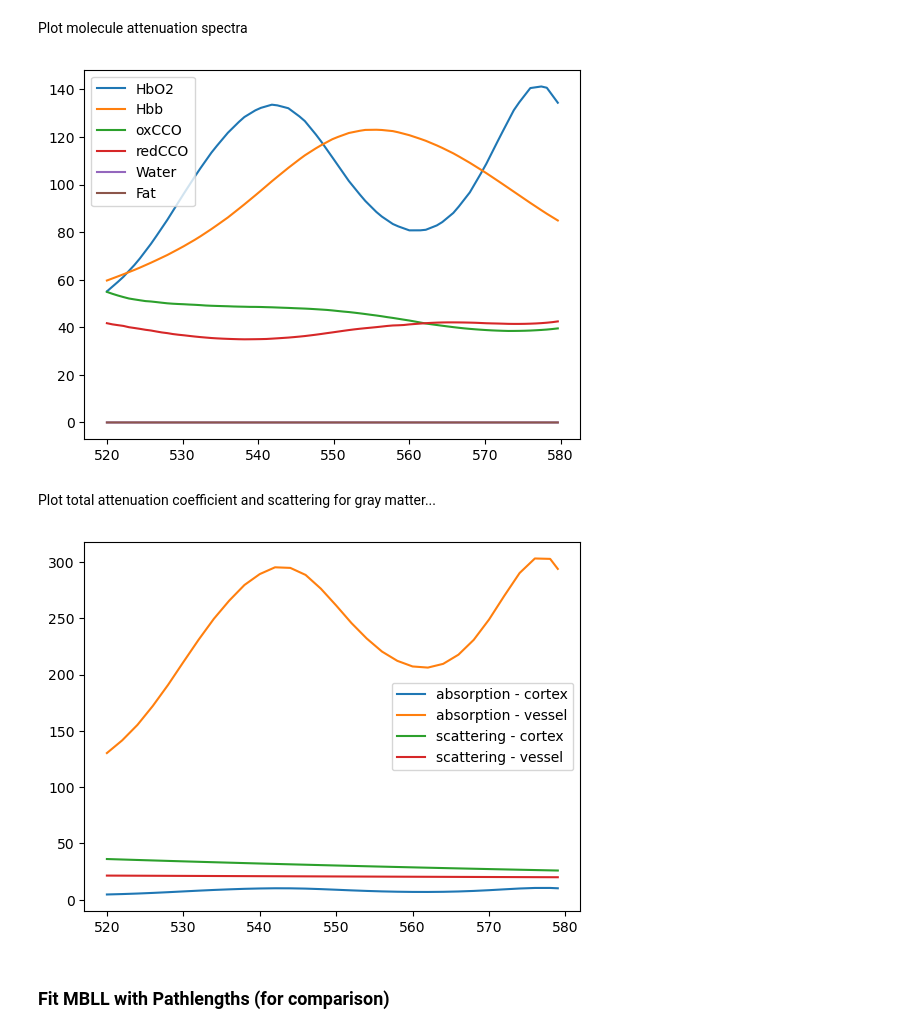
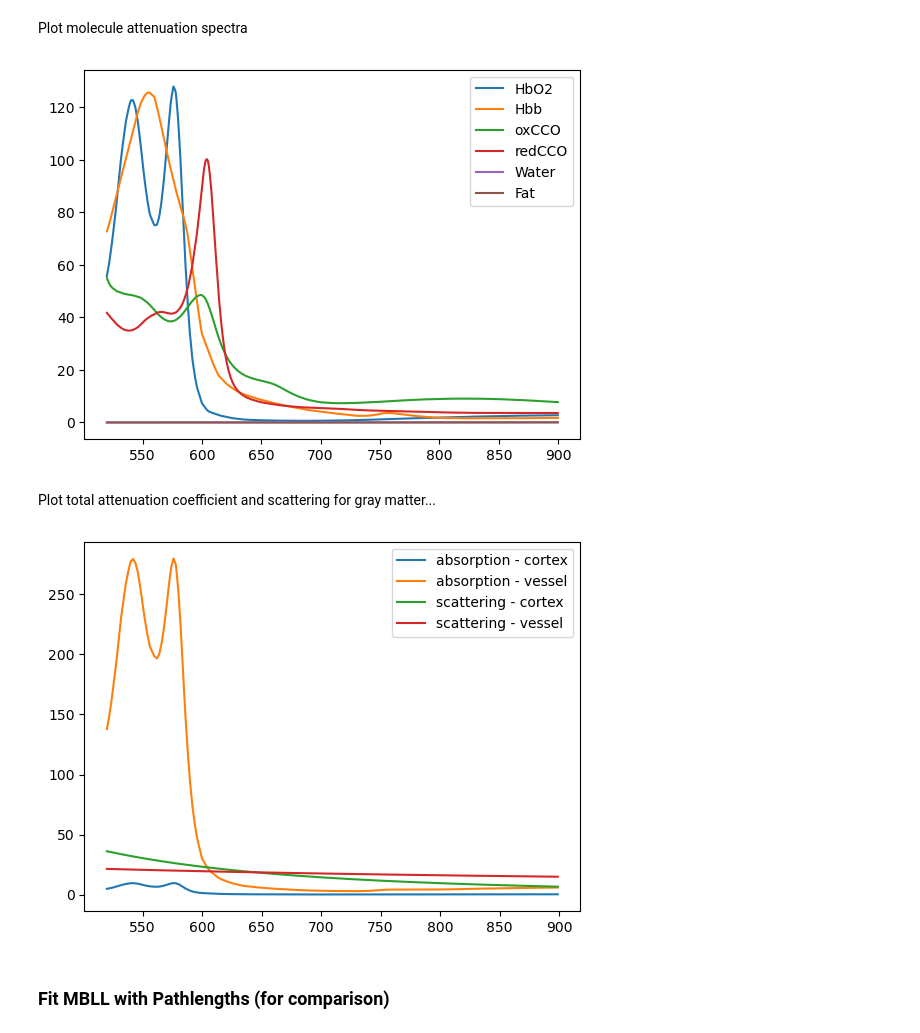
Before and after one commit to leonngl/hyperspectral-fit-idp, a Jupyter notebook: notebooks/model_comparison.ipynb, the cells around one changed output. Saved outputs shown, nothing was run; the diff lists cells and outputs as text; code cells hidden in the pictures.

```diff
--- a/notebooks/model_comparison.ipynb
+++ b/notebooks/model_comparison.ipynb
@@ -43,7 +40,7 @@ Load Data
 loader = data_loader.DataLoaderHELICOID(
     config.dataset_dir,
     wavelength_left_cut=520,
-    wavelength_right_cut=580
+    wavelength_right_cut=900
 )
 delta_A_gt_img = loader.get_attenuation_change("020-01")
 A_gt_img = loader.get_attenuation("020-01")
@@ -72,23 +69,23 @@ Plot molecule attenuation spectra
 # %%
 plot_spectra(mu_a_matrix.T, loader.wavelengths, ["HbO2", "Hbb", "oxCCO", "redCCO", "Water", "Fat"])
 # %% [output]
-[figure, old version]
+[figure, new version]
 # %% [markdown]
 Plot total attenuation coefficient and scattering for gray matter...
 # %%
-sample_wavelengths = np.arange(520, 580)
+sample_wavelengths = np.arange(520, 900)
 plot_spectra(
     (
         loader.mu_a_func_gray_matter(sample_wavelengths),
         loader.mu_a_func_blood_vessel(sample_wavelengths),
         loader.mu_s_red_func_gray_matter(sample_wavelengths),
         loader.mu_s_red_func_blood_vessel(sample_wavelengths)
     ),
     sample_wavelengths,
     ["absorption - cortex", "absorption - vessel", "scattering - cortex", "scattering - vessel"]
 )
 # %% [output]
-[figure, old version]
+[figure, new version]
 # %% [markdown]
 ### Fit MBLL with Pathlengths (for comparison)
 # %% [markdown]
```
Also changed, not shown: parts of 22 cells of this notebook, 3 other files.
